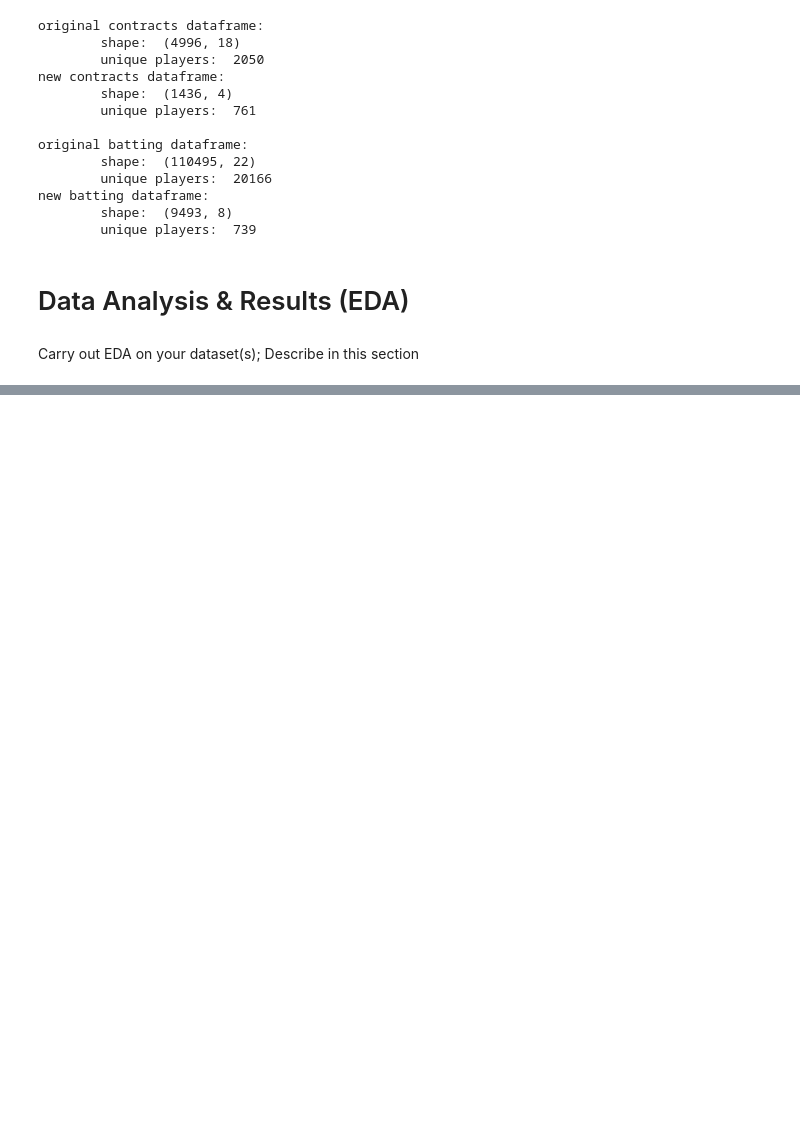
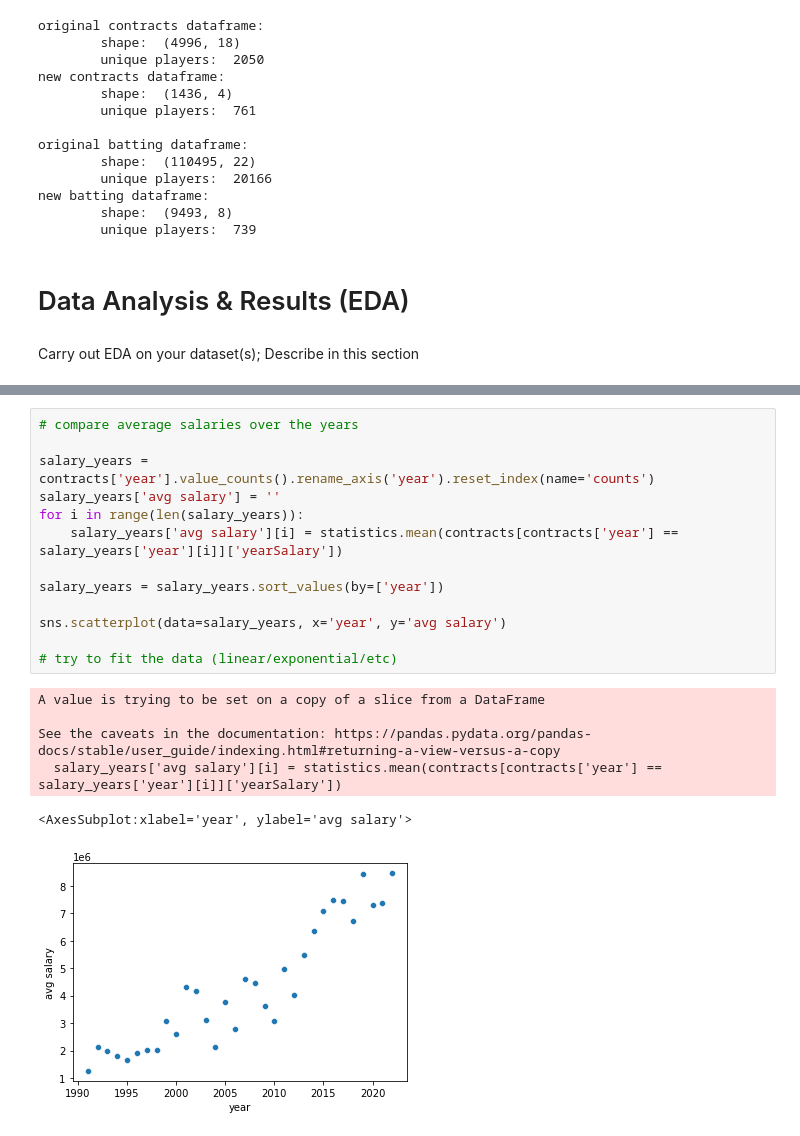
Before and after one commit to leo3friedman/baseball-salary-prediction, a Jupyter notebook: EDACheckpointGroup_042-Fa22.ipynb, the cells around one changed output, grey strips where cells are left out. Drawn from its saved outputs; the diff is of its cells as text; blank space fills up the shorter version.

```diff
--- a/EDACheckpointGroup_042-Fa22.ipynb
+++ b/EDACheckpointGroup_042-Fa22.ipynb
@@ -304,0 +322,20 @@ Carry out EDA on your dataset(s); Describe in this section
+# %%
+# compare average salaries over the years
+
+salary_years = contracts['year'].value_counts().rename_axis('year').reset_index(name='counts')
+salary_years['avg salary'] = ''
+for i in range(len(salary_years)):
+    salary_years['avg salary'][i] = statistics.mean(contracts[contracts['year'] == salary_years['year'][i]]['yearSalary'])
+
+salary_years = salary_years.sort_values(by=['year'])
+
+sns.scatterplot(data=salary_years, x='year', y='avg salary')
+
+# try to fit the data (linear/exponential/etc)
+# %% [output]
+A value is trying to be set on a copy of a slice from a DataFrame
+
+See the caveats in the documentation: https://pandas.pydata.org/pandas-docs/stable/user_guide/indexing.html#returning-a-view-versus-a-copy
+  salary_years['avg salary'][i] = statistics.mean(contracts[contracts['year'] == salary_years['year'][i]]['yearSalary'])
+<AxesSubplot:xlabel='year', ylabel='avg salary'>
+[figure, added]
```
Also changed, not shown: parts of 11 cells of this notebook.
